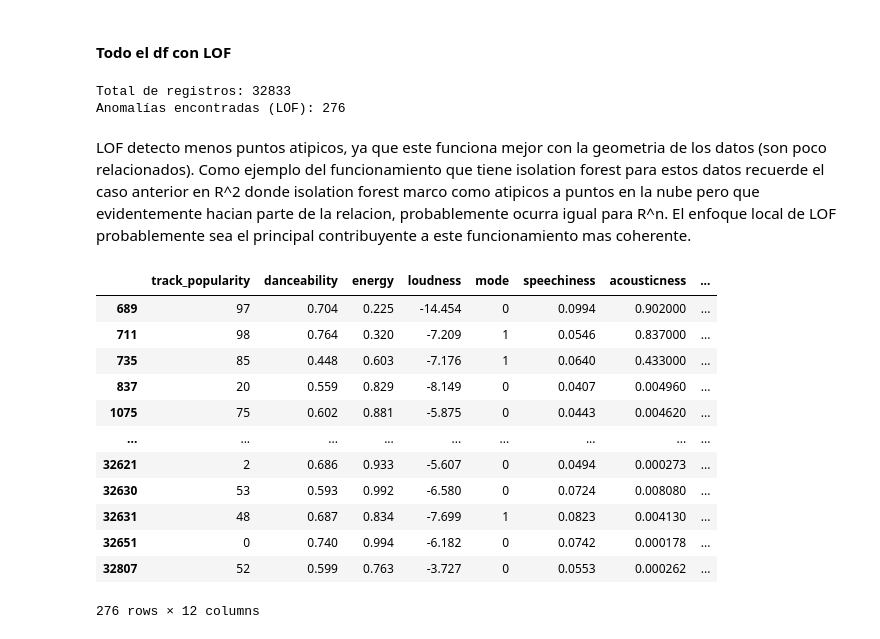
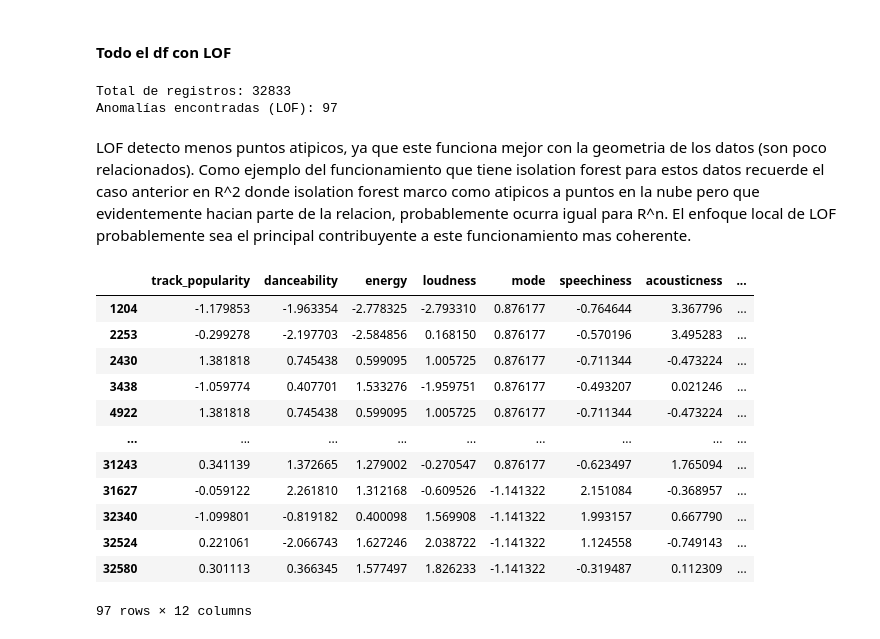
Before and after one commit to juanpablocarrillohortua/Proyecto_Data_Mining_UEC, a Jupyter notebook: notebooks/EDA_&_1st_part_notebook.ipynb, the cells around one changed output. Saved outputs shown, nothing was run; the diff lists cells and outputs as text; code cells hidden in the pictures.

```diff
--- a/notebooks/EDA_&_1st_part_notebook.ipynb
+++ b/notebooks/EDA_&_1st_part_notebook.ipynb
@@ -1343,0 +1359,11 @@ El modelo retorno unas marcas inusuales, se procede a contrastar con el uso de L
+# %%
+scaler = StandardScaler()
+
+df_numerico = df.select_dtypes(include=['number'])
+
+df_numerico.drop(columns=['duration_ms', 'key'], inplace=True)
+
+
+df_scaled = pd.DataFrame(scaler.fit_transform(df_numerico), columns=df_numerico.columns)
+
+df_scaled
@@ -1383,7 +1423,11 @@ plt.show()
 # %% [markdown]
 #### Todo el df con LOF
 # %%
-df_numerico.drop(columns=['anomaly_label'], inplace=True)
+df_numerico = df.select_dtypes(include=['number'])
+
+df_numerico.drop(columns=['duration_ms', 'key'], inplace=True)
+
+df_scaled = pd.DataFrame(scaler.fit_transform(df_numerico), columns=df_numerico.columns)
 # %%
 from sklearn.neighbors import LocalOutlierFactor
 
@@ -1392,34 +1436,34 @@ from sklearn.neighbors import LocalOutlierFactor
 model_lof = LocalOutlierFactor(
     n_neighbors=20,          # Número de vecinos para medir la densidad local
     contamination='auto',    # Proporción esperada de anomalías
-    n_jobs=-1                # Uso de todos los núcleos
+    n_jobs=-1                # Uso de todos los núcleos de cpu
 )
 
-df_numerico['anomaly_label_lof'] = model_lof.fit_predict(df_numerico)
+df_scaled['anomaly_label_lof'] = model_lof.fit_predict(df_scaled)
 
 # Ver los resultados
-anomalias_lof = df_numerico[df_numerico['anomaly_label_lof'] == -1]
-print(f"Total de registros: {len(df_numerico)}")
+anomalias_lof = df_scaled[df_scaled['anomaly_label_lof'] == -1]
+print(f"Total de registros: {len(df_scaled)}")
 print(f"Anomalías encontradas (LOF): {len(anomalias_lof)}")
 # %% [output]
 Total de registros: 32833
-Anomalías encontradas (LOF): 276
+Anomalías encontradas (LOF): 97
 # %% [markdown]
 LOF detecto menos puntos atipicos, ya que este funciona mejor con la geometria de los datos (son poco relacionados). Como ejemplo del funcionamiento que tiene isolation forest para estos datos recuerde el caso anterior en R^2 donde isolation forest marco como atipicos a puntos en la nube pero que evidentemente hacian parte de la relacion, probablemente ocurra igual para R^n.
 El enfoque local de LOF probablemente sea el principal contribuyente a este funcionamiento mas coherente.
 # %%
-df_numerico[df_numerico['anomaly_label_lof'] == -1]
+df_scaled[df_scaled['anomaly_label_lof'] == -1]
 # %% [output]
 |  | track_popularity | danceability | energy | loudness | mode | speechiness | acousticness | ... |
-| 689 | 97 | 0.704 | 0.225 | -14.454 | 0 | 0.0994 | 0.902000 | ... |
-| 711 | 98 | 0.764 | 0.320 | -7.209 | 1 | 0.0546 | 0.837000 | ... |
-| 735 | 85 | 0.448 | 0.603 | -7.176 | 1 | 0.0640 | 0.433000 | ... |
-| 837 | 20 | 0.559 | 0.829 | -8.149 | 0 | 0.0407 | 0.004960 | ... |
-| 1075 | 75 | 0.602 | 0.881 | -5.875 | 0 | 0.0443 | 0.004620 | ... |
+| 1204 | -1.179853 | -1.963354 | -2.778325 | -2.793310 | 0.876177 | -0.764644 | 3.367796 | ... |
+| 2253 | -0.299278 | -2.197703 | -2.584856 | 0.168150 | 0.876177 | -0.570196 | 3.495283 | ... |
+| 2430 | 1.381818 | 0.745438 | 0.599095 | 1.005725 | 0.876177 | -0.711344 | -0.473224 | ... |
+| 3438 | -1.059774 | 0.407701 | 1.533276 | -1.959751 | 0.876177 | -0.493207 | 0.021246 | ... |
+| 4922 | 1.381818 | 0.745438 | 0.599095 | 1.005725 | 0.876177 | -0.711344 | -0.473224 | ... |
 | ... | ... | ... | ... | ... | ... | ... | ... | ... |
-| 32621 | 2 | 0.686 | 0.933 | -5.607 | 0 | 0.0494 | 0.000273 | ... |
-| 32630 | 53 | 0.593 | 0.992 | -6.580 | 0 | 0.0724 | 0.008080 | ... |
-| 32631 | 48 | 0.687 | 0.834 | -7.699 | 1 | 0.0823 | 0.004130 | ... |
-| 32651 | 0 | 0.740 | 0.994 | -6.182 | 0 | 0.0742 | 0.000178 | ... |
-| 32807 | 52 | 0.599 | 0.763 | -3.727 | 0 | 0.0553 | 0.000262 | ... |
+| 31243 | 0.341139 | 1.372665 | 1.279002 | -0.270547 | 0.876177 | -0.623497 | 1.765094 | ... |
+| 31627 | -0.059122 | 2.261810 | 1.312168 | -0.609526 | -1.141322 | 2.151084 | -0.368957 | ... |
+| 32340 | -1.099801 | -0.819182 | 0.400098 | 1.569908 | -1.141322 | 1.993157 | 0.667790 | ... |
+| 32524 | 0.221061 | -2.066743 | 1.627246 | 2.038722 | -1.141322 | 1.124558 | -0.749143 | ... |
+| 32580 | 0.301113 | 0.366345 | 1.577497 | 1.826233 | -1.141322 | -0.319487 | 0.112309 | ... |
-276 rows × 12 columns
+97 rows × 12 columns
```
Also changed, not shown: parts of 8 cells of this notebook, 2 other files.
